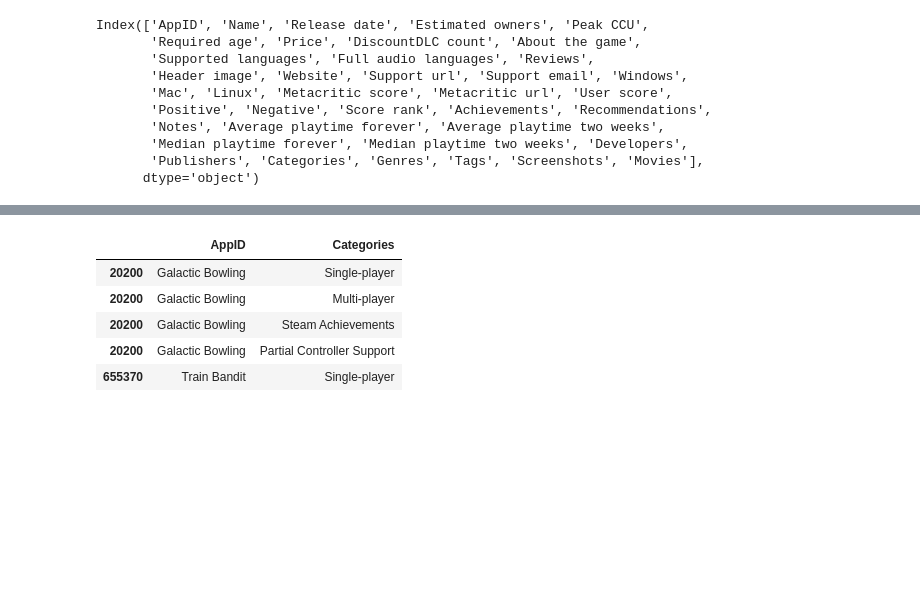
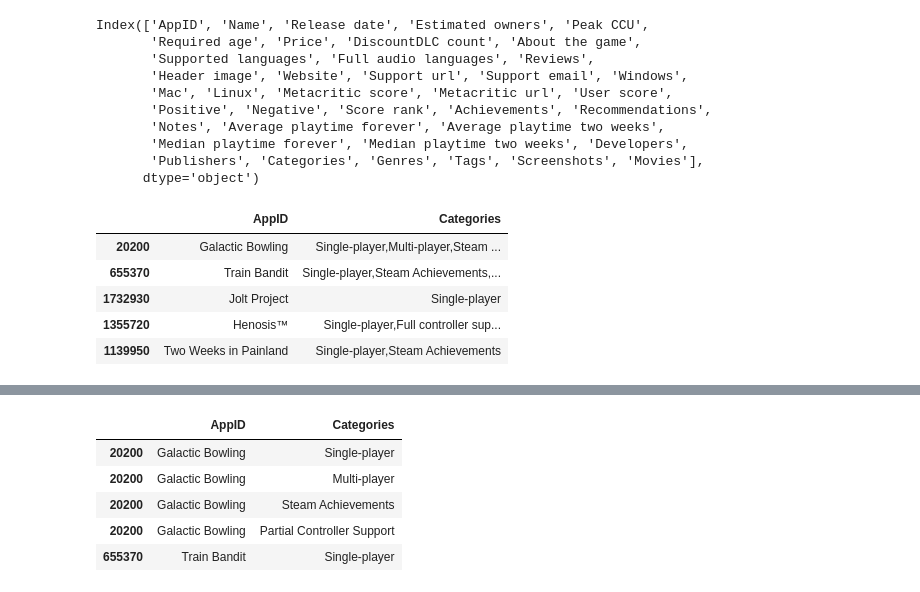
Before and after one commit to DollieSon/Dataset, a Jupyter notebook: setter.ipynb, the cells around one changed output, grey strips where cells are left out. Cells and saved outputs as stored; diff of their text form; code cells hidden in the pictures; blank space fills up the shorter version.

```diff
--- a/setter.ipynb
+++ b/setter.ipynb
@@ -22,0 +25,10 @@ Tags = data[['AppID','Tags']]
+# %%
+Categories = data[['AppID', 'Categories']]
+Categories.head()
+# %% [output]
+|  | AppID | Categories |
+| 20200 | Galactic Bowling | Single-player,Multi-player,Steam ... |
+| 655370 | Train Bandit | Single-player,Steam Achievements,... |
+| 1732930 | Jolt Project | Single-player |
+| 1355720 | Henosis™ | Single-player,Full controller sup... |
+| 1139950 | Two Weeks in Painland | Single-player,Steam Achievements |
```
Also changed, not shown: parts of 4 cells of this notebook, 14 other files.
